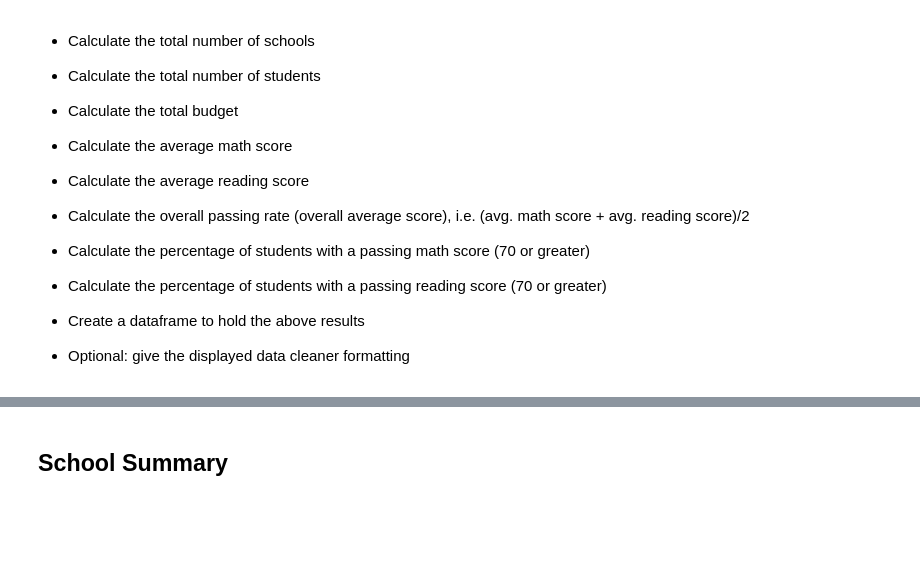
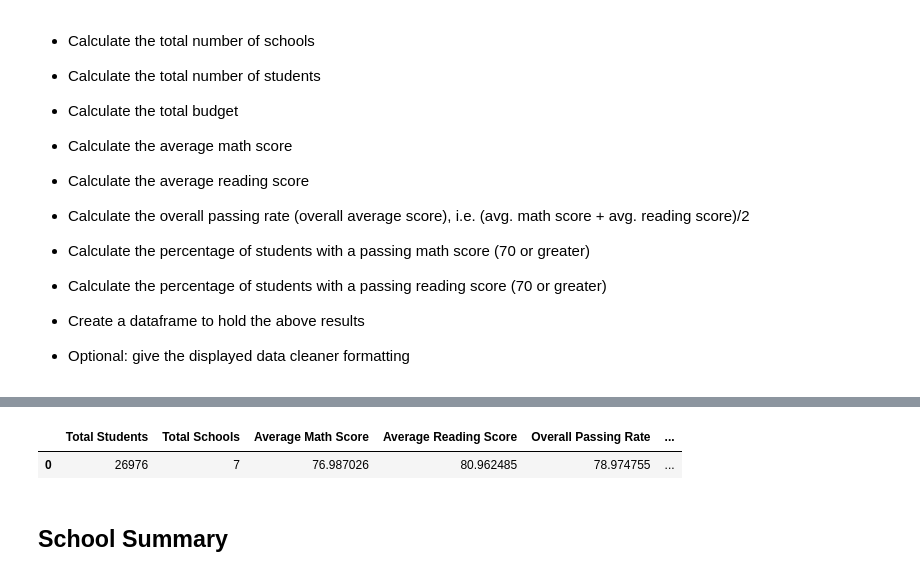
Before and after one commit to MissWibbon/pandas-challenge, a Jupyter notebook: PyCitySchools/PyCitySchools_starter.ipynb, the cells around one changed output, grey strips where cells are left out. Drawn from its saved outputs; the diff is of its cells as text; code cells hidden in the pictures; blank space fills up the shorter version.

```diff
--- a/PyCitySchools/PyCitySchools_starter.ipynb
+++ b/PyCitySchools/PyCitySchools_starter.ipynb
@@ -44,3 +56,31 @@ school_data_complete = pd.merge(student_data, school_data, how="left", on=["scho
+# %%
+
+district_schools = school_data_complete.loc[school_data_complete["type"] == "District"]
+district_student_count = len(district_schools)
+district_school_count = len(district_schools["school_name"].unique())
+district_average_math = district_schools['math_score'].mean()
+district_average_reading = district_schools['reading_score'].mean()
+district_overall_score = (district_average_reading + district_average_math) / 2
+district_math_passing_rate =  district_schools.loc[district_schools["math_score"] >= 70]
+district_math_passing_student_count = len(district_math_passing_rate)
+district_reading_passing_rate =  district_schools.loc[district_schools["reading_score"] >= 70]
+district_reading_passing_student_count = len(district_reading_passing_rate)
+district_math_passing_average = (district_math_passing_student_count * 100) / district_student_count
+district_reading_passing_average = (district_reading_passing_student_count * 100) / district_student_count
+
+
+district_summary = pd.DataFrame({"Total Students": [district_student_count],
+                                    "Total Schools": [district_school_count],
+                                    "Average Math Score": [district_average_math],
+                                    "Average Reading Score": [district_average_reading],
+                                    "Overall Passing Rate": [district_overall_score],
+                                    "Percentage of Passing Math": [district_math_passing_average],
+                                    "Percentage of Passing Reading": [district_reading_passing_average]
+                            })
+district_summary
+# %% [output]
+|  | Total Students | Total Schools | Average Math Score | Average Reading Score | Overall Passing Rate | ... |
+| 0 | 26976 | 7 | 76.987026 | 80.962485 | 78.974755 | ... |
 # %% [markdown]
 ## School Summary
 # %% [markdown]
```
Also changed, not shown: parts of 4 cells of this notebook, 2 other files.
